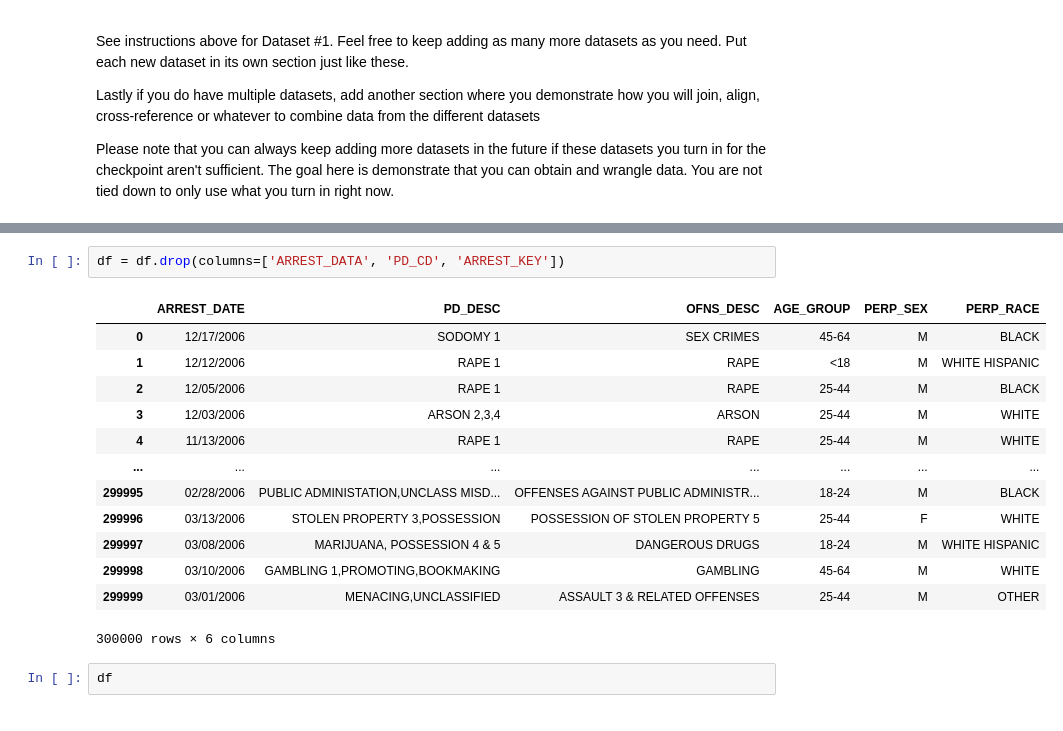
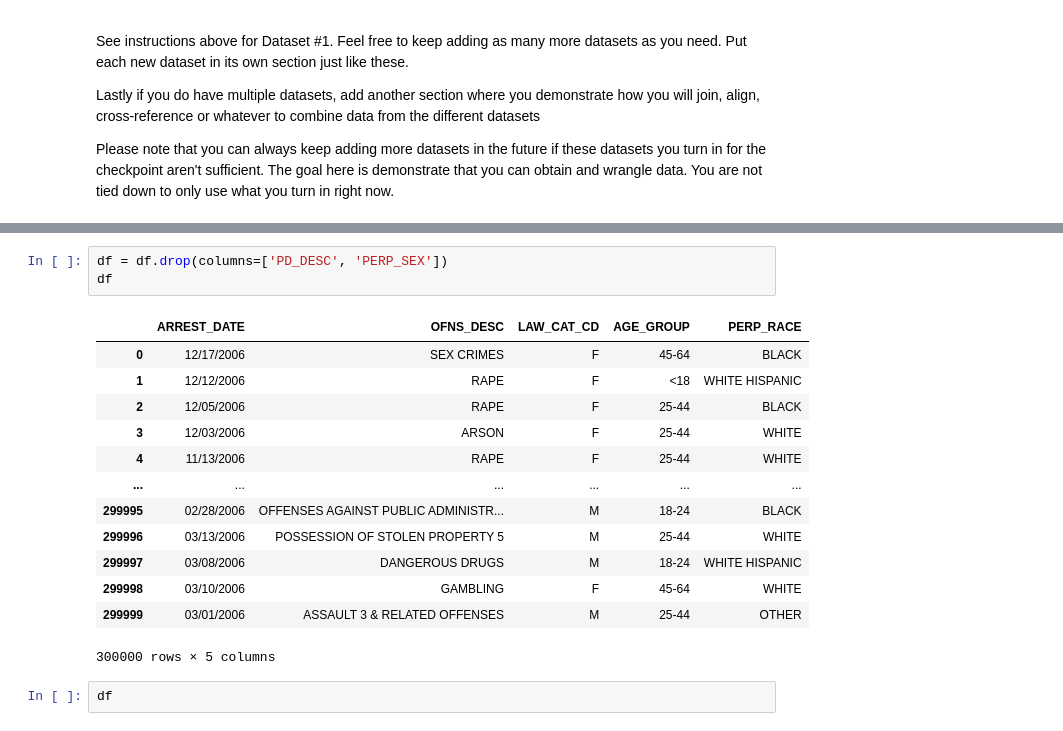
Before and after one commit to COGS108/Group017_WI26, a Jupyter notebook: 01-DataCheckpoint.ipynb, the cells around one changed output, grey strips where cells are left out. Cells and saved outputs as stored; diff of their text form.

Commit message:
removed outdated data

```diff
--- a/01-DataCheckpoint.ipynb
+++ b/01-DataCheckpoint.ipynb
@@ -396,19 +413,20 @@ df
 # %%
-df = df.drop(columns=['ARREST_DATA', 'PD_CD', 'ARREST_KEY'])
+df = df.drop(columns=['PD_DESC', 'PERP_SEX'])
+df
 # %% [output]
-|  | ARREST_DATE | PD_DESC | OFNS_DESC | AGE_GROUP | PERP_SEX | PERP_RACE |
-| 0 | 12/17/2006 | SODOMY 1 | SEX CRIMES | 45-64 | M | BLACK |
-| 1 | 12/12/2006 | RAPE 1 | RAPE | <18 | M | WHITE HISPANIC |
-| 2 | 12/05/2006 | RAPE 1 | RAPE | 25-44 | M | BLACK |
-| 3 | 12/03/2006 | ARSON 2,3,4 | ARSON | 25-44 | M | WHITE |
-| 4 | 11/13/2006 | RAPE 1 | RAPE | 25-44 | M | WHITE |
-| ... | ... | ... | ... | ... | ... | ... |
-| 299995 | 02/28/2006 | PUBLIC ADMINISTATION,UNCLASS MISD... | OFFENSES AGAINST PUBLIC ADMINISTR... | 18-24 | M | BLACK |
-| 299996 | 03/13/2006 | STOLEN PROPERTY 3,POSSESSION | POSSESSION OF STOLEN PROPERTY 5 | 25-44 | F | WHITE |
-| 299997 | 03/08/2006 | MARIJUANA, POSSESSION 4 & 5 | DANGEROUS DRUGS | 18-24 | M | WHITE HISPANIC |
-| 299998 | 03/10/2006 | GAMBLING 1,PROMOTING,BOOKMAKING | GAMBLING | 45-64 | M | WHITE |
-| 299999 | 03/01/2006 | MENACING,UNCLASSIFIED | ASSAULT 3 & RELATED OFFENSES | 25-44 | M | OTHER |
+|  | ARREST_DATE | OFNS_DESC | LAW_CAT_CD | AGE_GROUP | PERP_RACE |
+| 0 | 12/17/2006 | SEX CRIMES | F | 45-64 | BLACK |
+| 1 | 12/12/2006 | RAPE | F | <18 | WHITE HISPANIC |
+| 2 | 12/05/2006 | RAPE | F | 25-44 | BLACK |
+| 3 | 12/03/2006 | ARSON | F | 25-44 | WHITE |
+| 4 | 11/13/2006 | RAPE | F | 25-44 | WHITE |
+| ... | ... | ... | ... | ... | ... |
+| 299995 | 02/28/2006 | OFFENSES AGAINST PUBLIC ADMINISTR... | M | 18-24 | BLACK |
+| 299996 | 03/13/2006 | POSSESSION OF STOLEN PROPERTY 5 | M | 25-44 | WHITE |
+| 299997 | 03/08/2006 | DANGEROUS DRUGS | M | 18-24 | WHITE HISPANIC |
+| 299998 | 03/10/2006 | GAMBLING | F | 45-64 | WHITE |
+| 299999 | 03/01/2006 | ASSAULT 3 & RELATED OFFENSES | M | 25-44 | OTHER |
-300000 rows × 6 columns
+300000 rows × 5 columns
 # %%
 df
 # %% [output]
```
Also changed, not shown: parts of 2 cells of this notebook, 1 other file.
